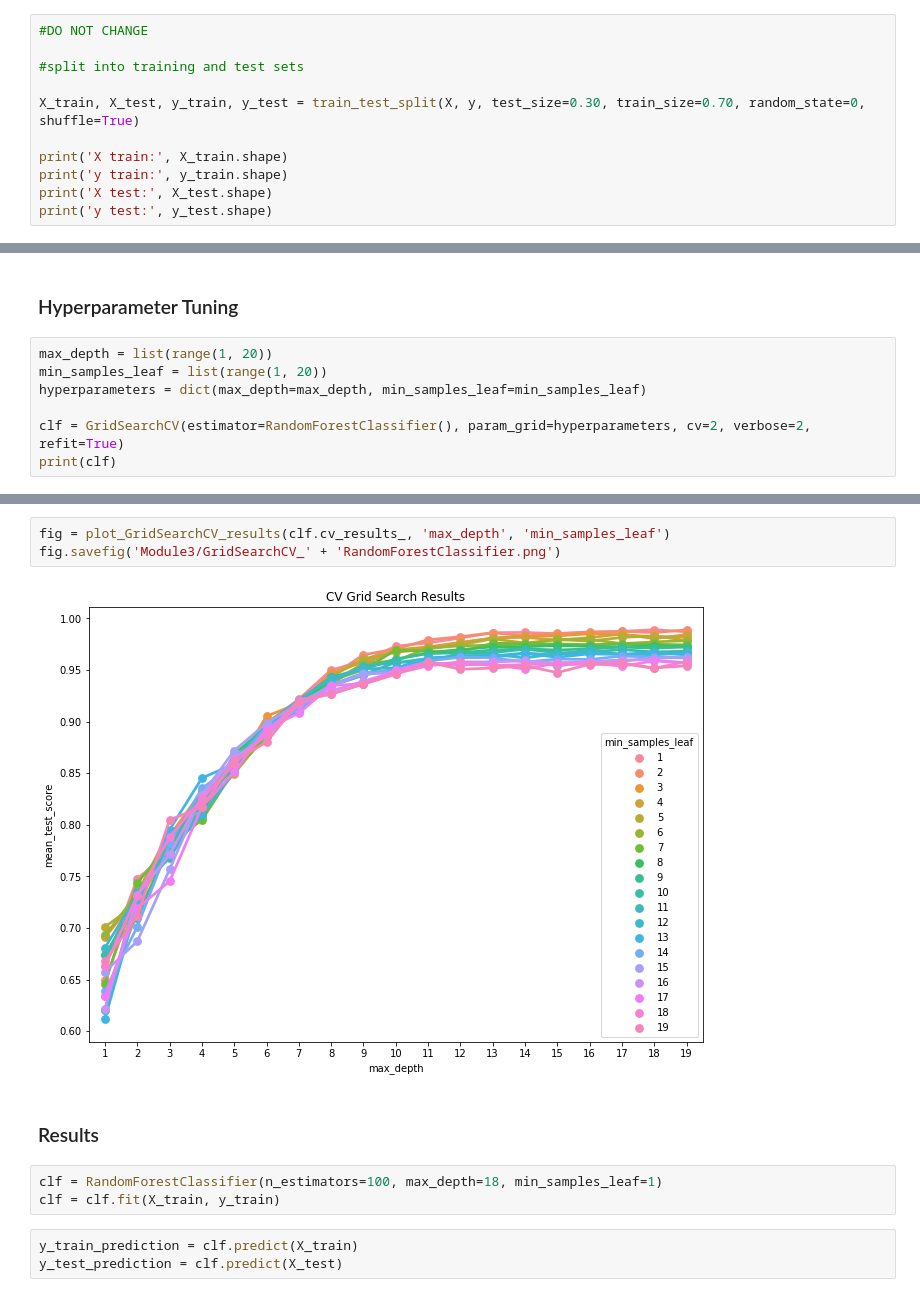
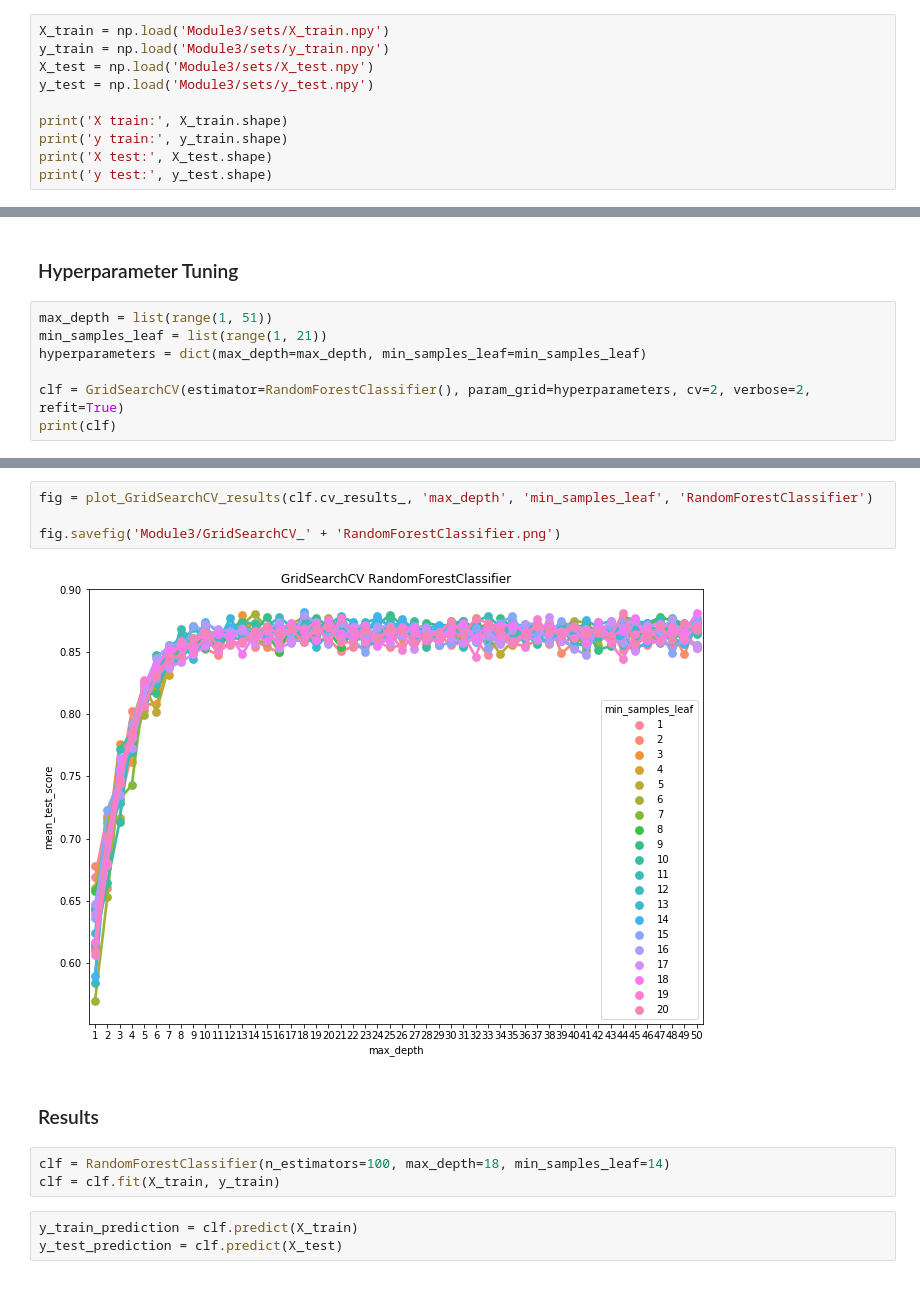
Before and after one commit to alexanderfache6/TCGA-kidney, a Jupyter notebook: module3-supervised-learning.ipynb, the cells around one changed output, grey strips where cells are left out. Cells and saved outputs as stored; diff of their text form.

Commit message:
updated train/test split, module 3 stuff

```diff
--- a/module3-supervised-learning.ipynb
+++ b/module3-supervised-learning.ipynb
@@ -76,9 +170,8 @@ print(y.shape)
 # %%
-#DO NOT CHANGE
-
-#split into training and test sets
-
-X_train, X_test, y_train, y_test = train_test_split(X, y, test_size=0.30, train_size=0.70, random_state=0, shuffle=True)
+X_train = np.load('Module3/sets/X_train.npy')
+y_train = np.load('Module3/sets/y_train.npy')
+X_test = np.load('Module3/sets/X_test.npy')
+y_test = np.load('Module3/sets/y_test.npy')
 
 print('X train:', X_train.shape)
 print('y train:', y_train.shape)
@@ -368,8 +525,8 @@ Accuracy Score: 0.9999
 # %% [markdown]
 ### Hyperparameter Tuning
 # %%
-max_depth = list(range(1, 20))
-min_samples_leaf = list(range(1, 20))
+max_depth = list(range(1, 51))
+min_samples_leaf = list(range(1, 21))
 hyperparameters = dict(max_depth=max_depth, min_samples_leaf=min_samples_leaf)
 
 clf = GridSearchCV(estimator=RandomForestClassifier(), param_grid=hyperparameters, cv=2, verbose=2, refit=True)
@@ -483,14 +636,15 @@ RandomForestClassifier(bootstrap=True, class_weight=None, criterion='gini',
                        n_jobs=None, oob_score=False, random_state=None,
                        verbose=0, warm_start=False)
 # %%
-fig = plot_GridSearchCV_results(clf.cv_results_, 'max_depth', 'min_samples_leaf')
+fig = plot_GridSearchCV_results(clf.cv_results_, 'max_depth', 'min_samples_leaf', 'RandomForestClassifier')
+
 fig.savefig('Module3/GridSearchCV_' + 'RandomForestClassifier.png')
 # %% [output]
-[figure, old version]
+[figure, new version]
 # %% [markdown]
 ### Results
 # %%
-clf = RandomForestClassifier(n_estimators=100, max_depth=18, min_samples_leaf=1)
+clf = RandomForestClassifier(n_estimators=100, max_depth=18, min_samples_leaf=14)
 clf = clf.fit(X_train, y_train)
 # %%
 y_train_prediction = clf.predict(X_train)
```
Also changed, not shown: parts of 43 cells of this notebook, 18 other files.
